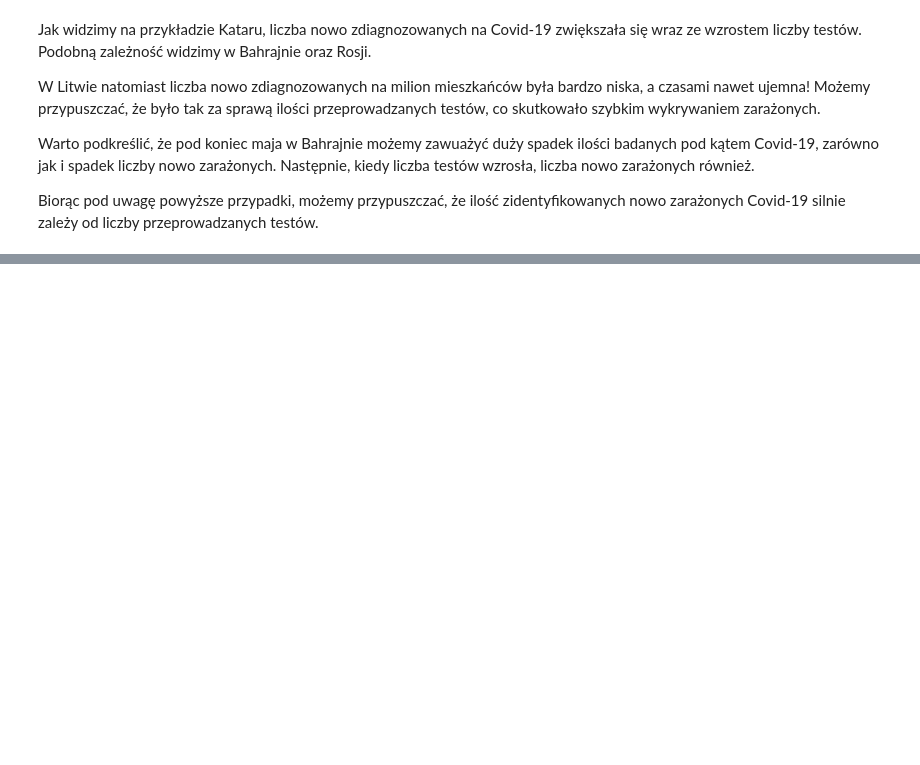
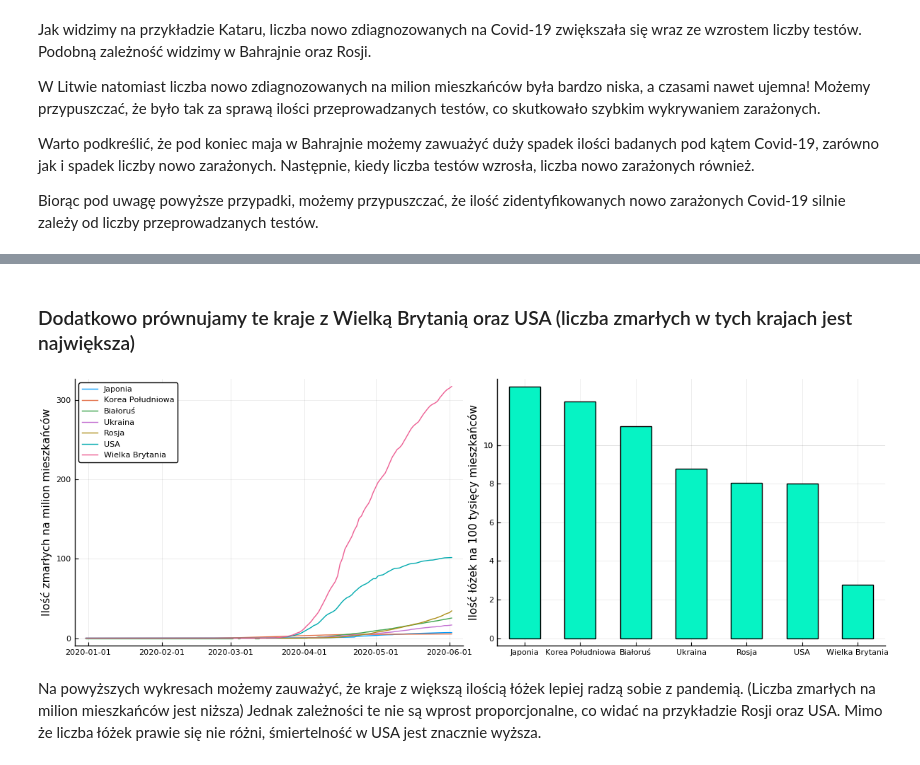
Before and after one commit to wstryc/Wizualizacja-COVID-19, a Jupyter notebook: projekt.ipynb, the cells around one changed output, grey strips where cells are left out. Drawn from its saved outputs; the diff is of its cells as text; code cells hidden in the pictures; blank space fills up the shorter version.

```diff
--- a/projekt.ipynb
+++ b/projekt.ipynb
@@ -257,0 +301,21 @@ Biorąc pod uwagę powyższe przypadki, możemy przypuszczać, że ilość ziden
+# %% [markdown]
+### Dodatkowo prównujamy te kraje z Wielką Brytanią oraz USA (liczba zmarłych w tych krajach jest największa)
+# %%
+united_kingdom = covid[covid[:location] .== "United Kingdom", :]
+
+p1 = plot(ylabel="Ilość zmarłych na milion mieszkańców")
+p2 = bar(ylabel="Ilość łóżek na 100 tysięcy mieszkańców")
+labels = ["Japonia", "Korea Południowa", "Białoruś", "Ukraina", "Rosja", "USA", "Wielka Brytania"]
+countries = [japan, south_korea, belarus, ukraine, russia, germany, usa, united_kingdom]
+
+for country in zip(countries, labels)
+    df = country[1]
+    plot!(p1, df[:date], df[:total_deaths_per_million], label=country[2])
+    bar!(p2, [country[2]], [df[:hospital_beds_per_100k][1]], legend=false, color = RGB(6/255,243/255,196/255))
+end
+
+p = plot(p1,p2, size=(1200,400))
+# %% [output]
+[figure, added]
+# %% [markdown]
+Na powyższych wykresach możemy zauważyć, że kraje z większą ilością łóżek lepiej radzą sobie z pandemią. (Liczba zmarłych na milion mieszkańców jest niższa) Jednak zależności te nie są wprost proporcjonalne, co widać na przykładzie Rosji oraz USA. Mimo że liczba łóżek prawie się nie różni, śmiertelność w USA jest znacznie wyższa.
```
Also changed, not shown: parts of 4 cells of this notebook.
